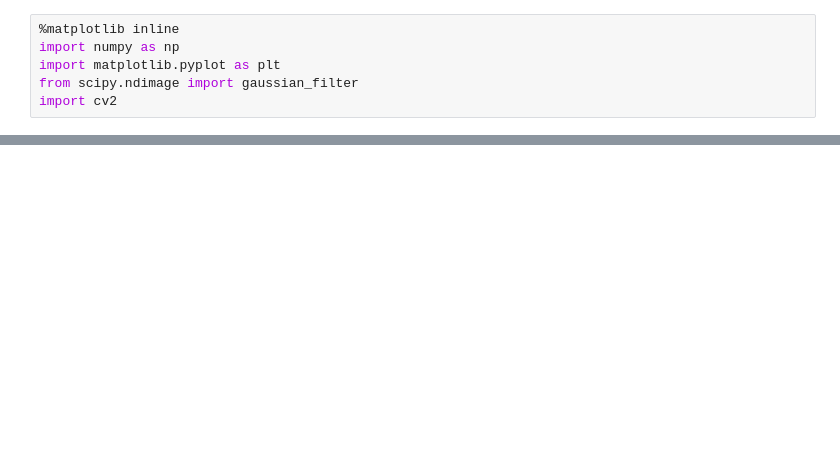
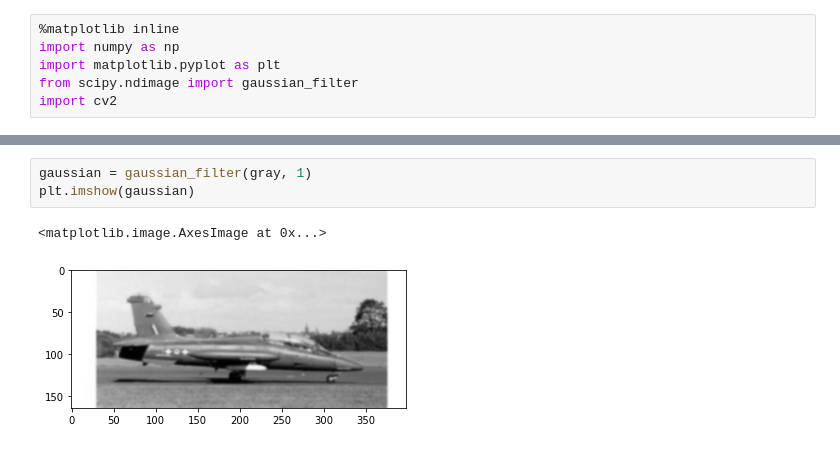
Before and after one commit to tennyson94/project2, a Jupyter notebook: proj2.ipynb, the cells around one changed output, grey strips where cells are left out. Saved outputs shown, nothing was run; the diff lists cells and outputs as text; blank space fills up the shorter version.

```diff
--- a/proj2.ipynb
+++ b/proj2.ipynb
@@ -80,0 +113,6 @@ ORIGINAL IMAGE
+# %%
+gaussian = gaussian_filter(gray, 1)
+plt.imshow(gaussian)
+# %% [output]
+<matplotlib.image.AxesImage at 0x...>
+[figure, added]
```
Also changed, not shown: parts of 1 cell of this notebook.
